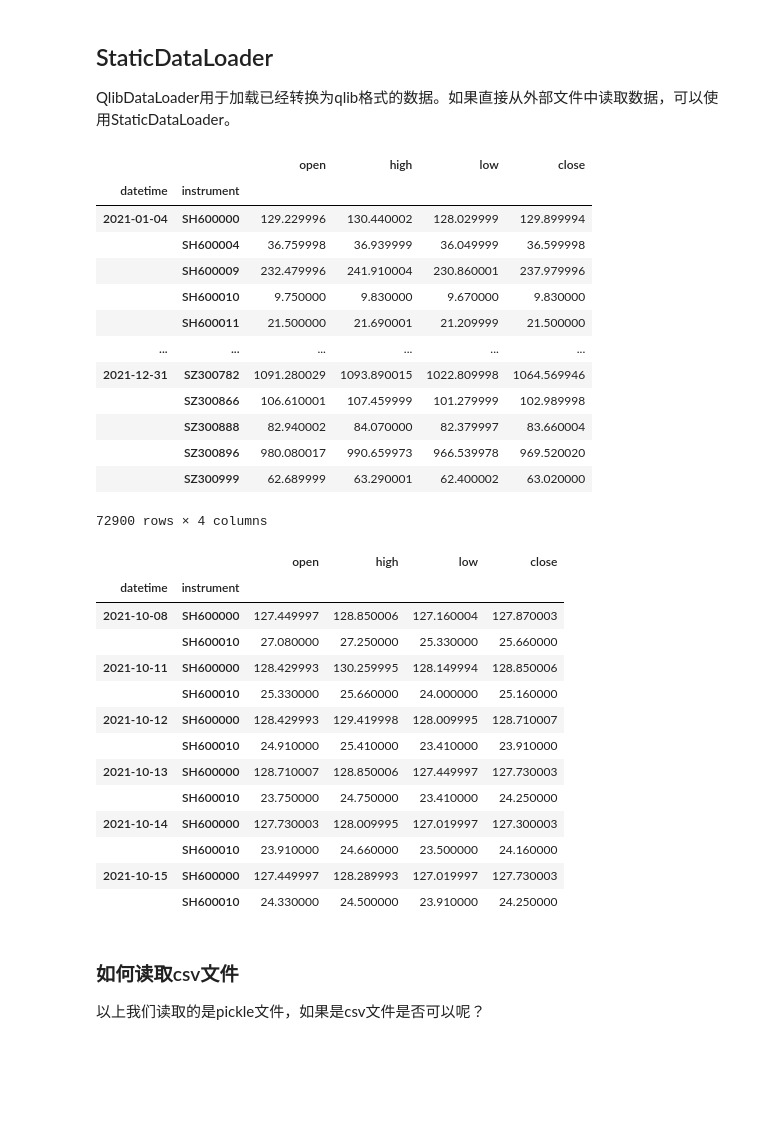
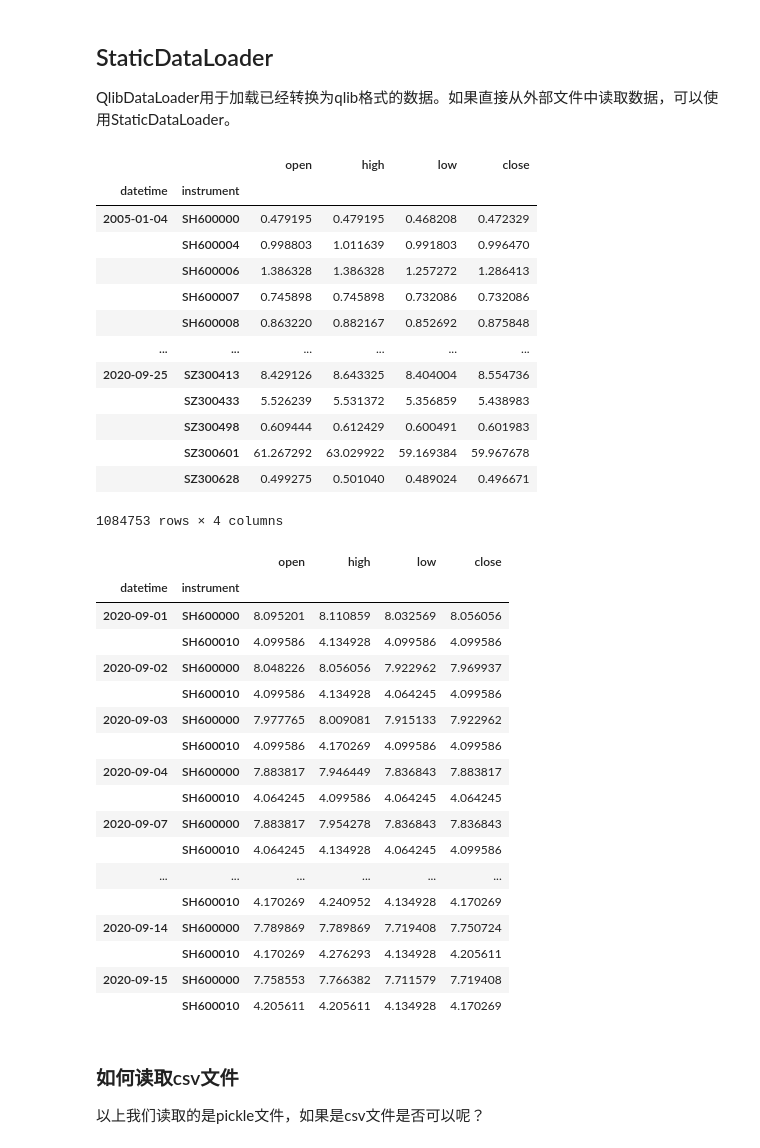
Before and after one commit to QuantWorld2022/qlib_tutorial, a Jupyter notebook: qlib数据篇.ipynb, the cells around one changed output. Drawn from its saved outputs; the diff is of its cells as text; code cells hidden in the pictures; blank space fills up the shorter version.

```diff
--- a/qlib数据篇.ipynb
+++ b/qlib数据篇.ipynb
@@ -156,41 +155,45 @@ df.to_pickle('./sh000300.pkl')
 from qlib.data.dataset.loader import StaticDataLoader
 
 # 实例化StaticDataLoader，主要是config函数，这里直接传入数据文件的路径
-sdl_pkl = StaticDataLoader(config='./sh000300.pkl')
+sdl_pkl = StaticDataLoader(config='./csi300.pkl')
 sdl_pkl.load() # 默认返回全部数据
 # %% [output]
 |  |  | open | high | low | close |
 | datetime | instrument |  |  |  |  |
-| 2021-01-04 | SH600000 | 129.229996 | 130.440002 | 128.029999 | 129.899994 |
-|  | SH600004 | 36.759998 | 36.939999 | 36.049999 | 36.599998 |
-|  | SH600009 | 232.479996 | 241.910004 | 230.860001 | 237.979996 |
-|  | SH600010 | 9.750000 | 9.830000 | 9.670000 | 9.830000 |
-|  | SH600011 | 21.500000 | 21.690001 | 21.209999 | 21.500000 |
+| 2005-01-04 | SH600000 | 0.479195 | 0.479195 | 0.468208 | 0.472329 |
+|  | SH600004 | 0.998803 | 1.011639 | 0.991803 | 0.996470 |
+|  | SH600006 | 1.386328 | 1.386328 | 1.257272 | 1.286413 |
+|  | SH600007 | 0.745898 | 0.745898 | 0.732086 | 0.732086 |
+|  | SH600008 | 0.863220 | 0.882167 | 0.852692 | 0.875848 |
 | ... | ... | ... | ... | ... | ... |
-| 2021-12-31 | SZ300782 | 1091.280029 | 1093.890015 | 1022.809998 | 1064.569946 |
-|  | SZ300866 | 106.610001 | 107.459999 | 101.279999 | 102.989998 |
-|  | SZ300888 | 82.940002 | 84.070000 | 82.379997 | 83.660004 |
-|  | SZ300896 | 980.080017 | 990.659973 | 966.539978 | 969.520020 |
-|  | SZ300999 | 62.689999 | 63.290001 | 62.400002 | 63.020000 |
+| 2020-09-25 | SZ300413 | 8.429126 | 8.643325 | 8.404004 | 8.554736 |
+|  | SZ300433 | 5.526239 | 5.531372 | 5.356859 | 5.438983 |
+|  | SZ300498 | 0.609444 | 0.612429 | 0.600491 | 0.601983 |
+|  | SZ300601 | 61.267292 | 63.029922 | 59.169384 | 59.967678 |
+|  | SZ300628 | 0.499275 | 0.501040 | 0.489024 | 0.496671 |
-72900 rows × 4 columns
+1084753 rows × 4 columns
 # %%
 # 也可以传入instruments和起止时间
-sdl_pkl.load(instruments=['SH600000','SH600010'], start_time='2021-10-01', end_time='2021-10-15')
+sdl_pkl.load(instruments=['SH600000','SH600010'], start_time='2020-09-01', end_time='2020-09-15')
 # %% [output]
 |  |  | open | high | low | close |
 | datetime | instrument |  |  |  |  |
-| 2021-10-08 | SH600000 | 127.449997 | 128.850006 | 127.160004 | 127.870003 |
-|  | SH600010 | 27.080000 | 27.250000 | 25.330000 | 25.660000 |
-| 2021-10-11 | SH600000 | 128.429993 | 130.259995 | 128.149994 | 128.850006 |
-|  | SH600010 | 25.330000 | 25.660000 | 24.000000 | 25.160000 |
-| 2021-10-12 | SH600000 | 128.429993 | 129.419998 | 128.009995 | 128.710007 |
-|  | SH600010 | 24.910000 | 25.410000 | 23.410000 | 23.910000 |
-| 2021-10-13 | SH600000 | 128.710007 | 128.850006 | 127.449997 | 127.730003 |
-|  | SH600010 | 23.750000 | 24.750000 | 23.410000 | 24.250000 |
-| 2021-10-14 | SH600000 | 127.730003 | 128.009995 | 127.019997 | 127.300003 |
-|  | SH600010 | 23.910000 | 24.660000 | 23.500000 | 24.160000 |
-| 2021-10-15 | SH600000 | 127.449997 | 128.289993 | 127.019997 | 127.730003 |
-|  | SH600010 | 24.330000 | 24.500000 | 23.910000 | 24.250000 |
+| 2020-09-01 | SH600000 | 8.095201 | 8.110859 | 8.032569 | 8.056056 |
+|  | SH600010 | 4.099586 | 4.134928 | 4.099586 | 4.099586 |
+| 2020-09-02 | SH600000 | 8.048226 | 8.056056 | 7.922962 | 7.969937 |
+|  | SH600010 | 4.099586 | 4.134928 | 4.064245 | 4.099586 |
+| 2020-09-03 | SH600000 | 7.977765 | 8.009081 | 7.915133 | 7.922962 |
+|  | SH600010 | 4.099586 | 4.170269 | 4.099586 | 4.099586 |
+| 2020-09-04 | SH600000 | 7.883817 | 7.946449 | 7.836843 | 7.883817 |
+|  | SH600010 | 4.064245 | 4.099586 | 4.064245 | 4.064245 |
+| 2020-09-07 | SH600000 | 7.883817 | 7.954278 | 7.836843 | 7.836843 |
+|  | SH600010 | 4.064245 | 4.134928 | 4.064245 | 4.099586 |
+| ... | ... | ... | ... | ... | ... |
+|  | SH600010 | 4.170269 | 4.240952 | 4.134928 | 4.170269 |
+| 2020-09-14 | SH600000 | 7.789869 | 7.789869 | 7.719408 | 7.750724 |
+|  | SH600010 | 4.170269 | 4.276293 | 4.134928 | 4.205611 |
+| 2020-09-15 | SH600000 | 7.758553 | 7.766382 | 7.711579 | 7.719408 |
+|  | SH600010 | 4.205611 | 4.205611 | 4.134928 | 4.170269 |
 # %% [markdown]
 ### 如何读取csv文件
 以上我们读取的是pickle文件，如果是csv文件是否可以呢？
```
Also changed, not shown: parts of 21 cells of this notebook, 4 other files.
